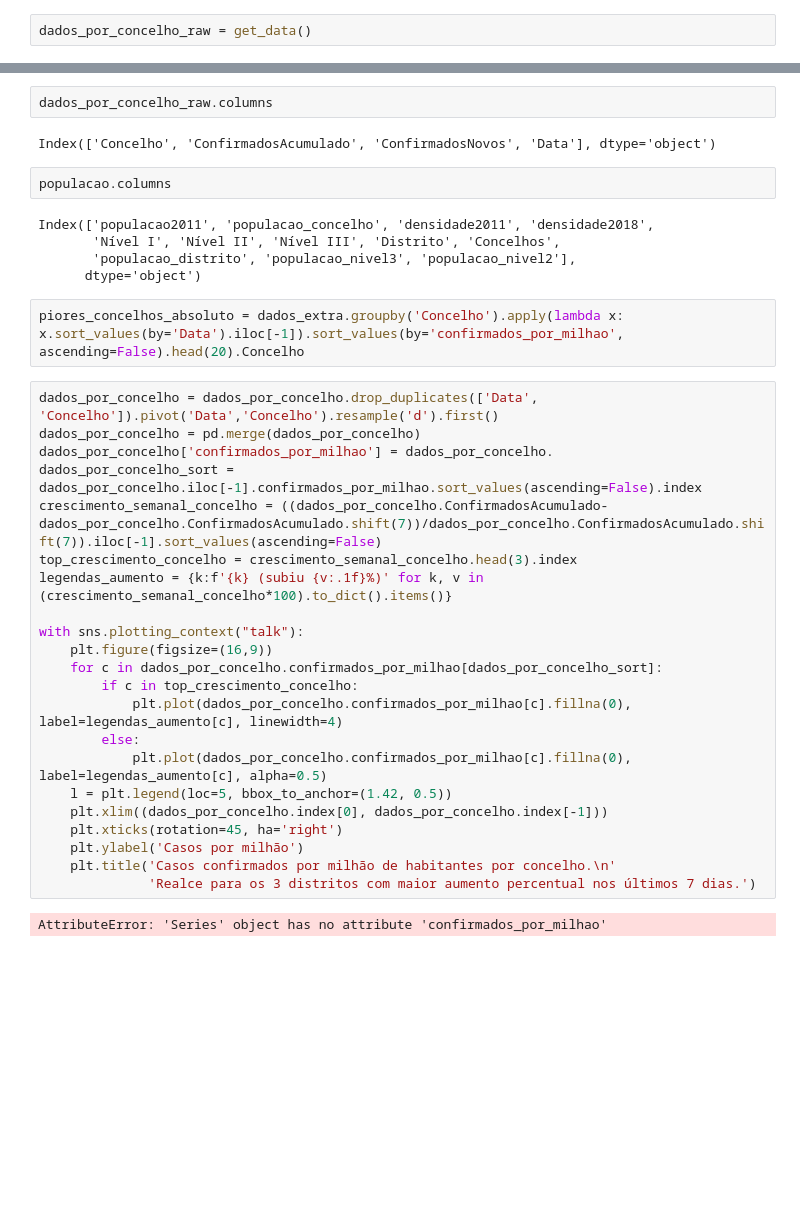
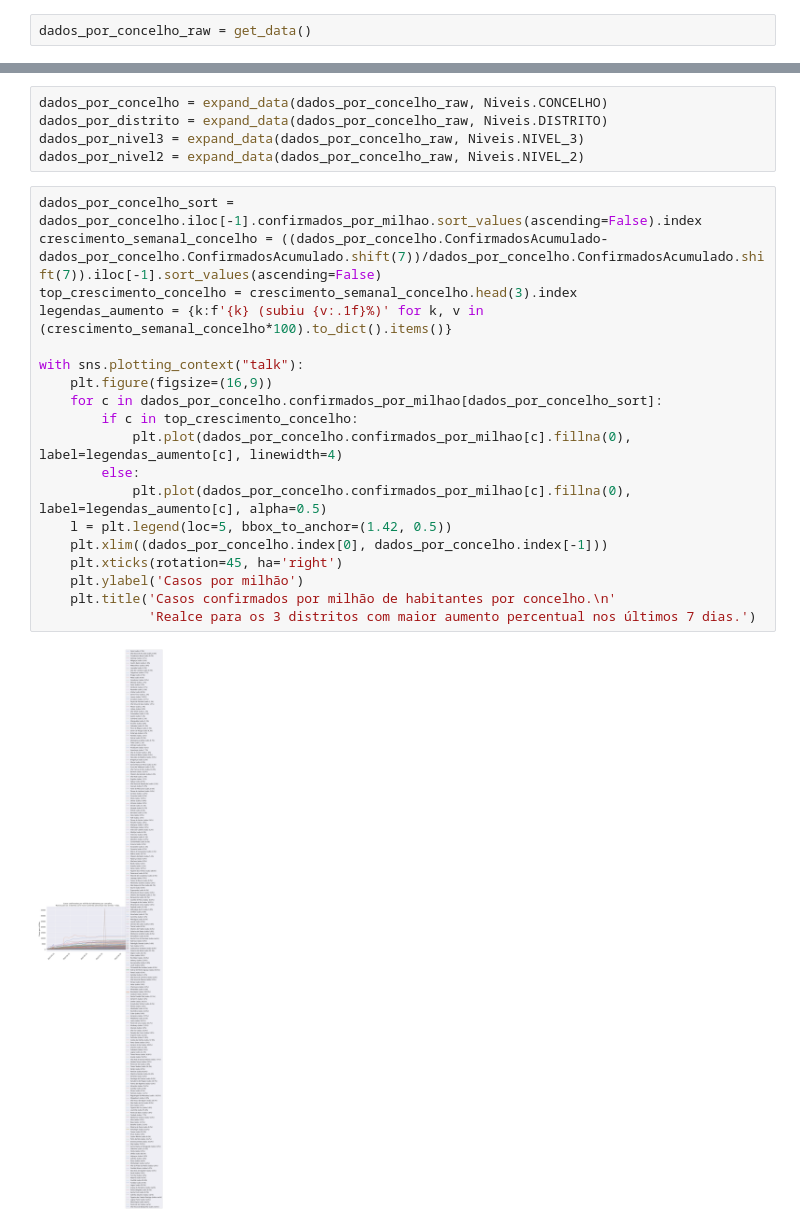
Before and after one commit to hmonteiro/covid, a Jupyter notebook: covid_portugal_v2.ipynb, the cells around one changed output, grey strips where cells are left out. Drawn from its saved outputs; the diff is of its cells as text; blank space fills up the shorter version.

```diff
--- a/covid_portugal_v2.ipynb
+++ b/covid_portugal_v2.ipynb
@@ -47,37 +11,26 @@ populacao[['Distrito','populacao_concelho']].groupby('Distrito').sum()
-# %%
-dados_por_concelho_raw.columns
-# %% [output]
-Index(['Concelho', 'ConfirmadosAcumulado', 'ConfirmadosNovos', 'Data'], dtype='object')
-# %%
-populacao.columns
-# %% [output]
-Index(['populacao2011', 'populacao_concelho', 'densidade2011', 'densidade2018',
-       'Nível I', 'Nível II', 'Nível III', 'Distrito', 'Concelhos',
-       'populacao_distrito', 'populacao_nivel3', 'populacao_nivel2'],
-      dtype='object')
-# %%
-piores_concelhos_absoluto = dados_extra.groupby('Concelho').apply(lambda x: x.sort_values(by='Data').iloc[-1]).sort_values(by='confirmados_por_milhao', ascending=False).head(20).Concelho
+# %%
+dados_por_concelho = expand_data(dados_por_concelho_raw, Niveis.CONCELHO)
+dados_por_distrito = expand_data(dados_por_concelho_raw, Niveis.DISTRITO)
+dados_por_nivel3 = expand_data(dados_por_concelho_raw, Niveis.NIVEL_3)
+dados_por_nivel2 = expand_data(dados_por_concelho_raw, Niveis.NIVEL_2)
 # %%
-dados_por_concelho = dados_por_concelho.drop_duplicates(['Data', 'Concelho']).pivot('Data','Concelho').resample('d').first()
-dados_por_concelho = pd.merge(dados_por_concelho)
-dados_por_concelho['confirmados_por_milhao'] = dados_por_concelho.
 dados_por_concelho_sort = dados_por_concelho.iloc[-1].confirmados_por_milhao.sort_values(ascending=False).index
 crescimento_semanal_concelho = ((dados_por_concelho.ConfirmadosAcumulado-dados_por_concelho.ConfirmadosAcumulado.shift(7))/dados_por_concelho.ConfirmadosAcumulado.shift(7)).iloc[-1].sort_values(ascending=False)
 top_crescimento_concelho = crescimento_semanal_concelho.head(3).index
 legendas_aumento = {k:f'{k} (subiu {v:.1f}%)' for k, v in (crescimento_semanal_concelho*100).to_dict().items()}
 
 with sns.plotting_context("talk"):
     plt.figure(figsize=(16,9))
     for c in dados_por_concelho.confirmados_por_milhao[dados_por_concelho_sort]:
         if c in top_crescimento_concelho:
             plt.plot(dados_por_concelho.confirmados_por_milhao[c].fillna(0), label=legendas_aumento[c], linewidth=4)
         else:
             plt.plot(dados_por_concelho.confirmados_por_milhao[c].fillna(0), label=legendas_aumento[c], alpha=0.5)
     l = plt.legend(loc=5, bbox_to_anchor=(1.42, 0.5))
     plt.xlim((dados_por_concelho.index[0], dados_por_concelho.index[-1]))
     plt.xticks(rotation=45, ha='right')
     plt.ylabel('Casos por milhão')
     plt.title('Casos confirmados por milhão de habitantes por concelho.\n'
               'Realce para os 3 distritos com maior aumento percentual nos últimos 7 dias.')
 # %% [output]
-AttributeError: 'Series' object has no attribute 'confirmados_por_milhao'
+[figure, added]
```
Also changed, not shown: parts of 11 cells of this notebook, 1 other file.
